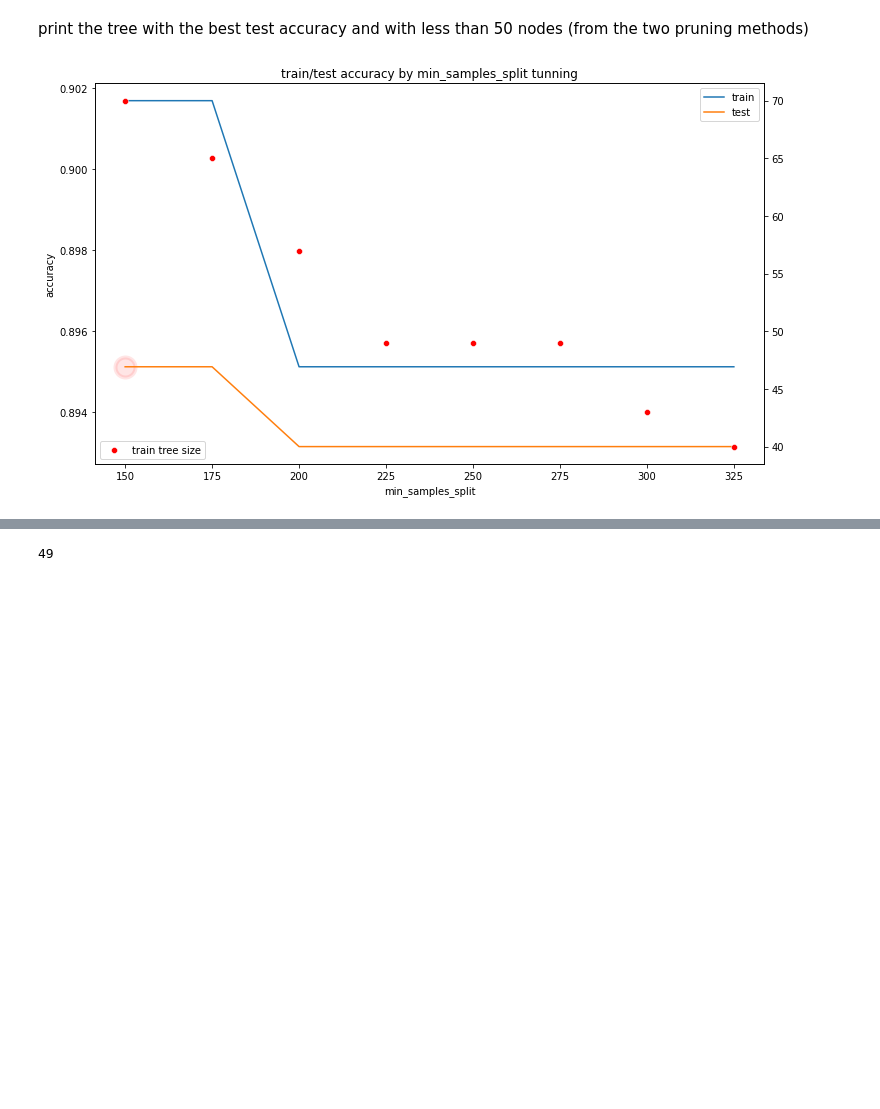
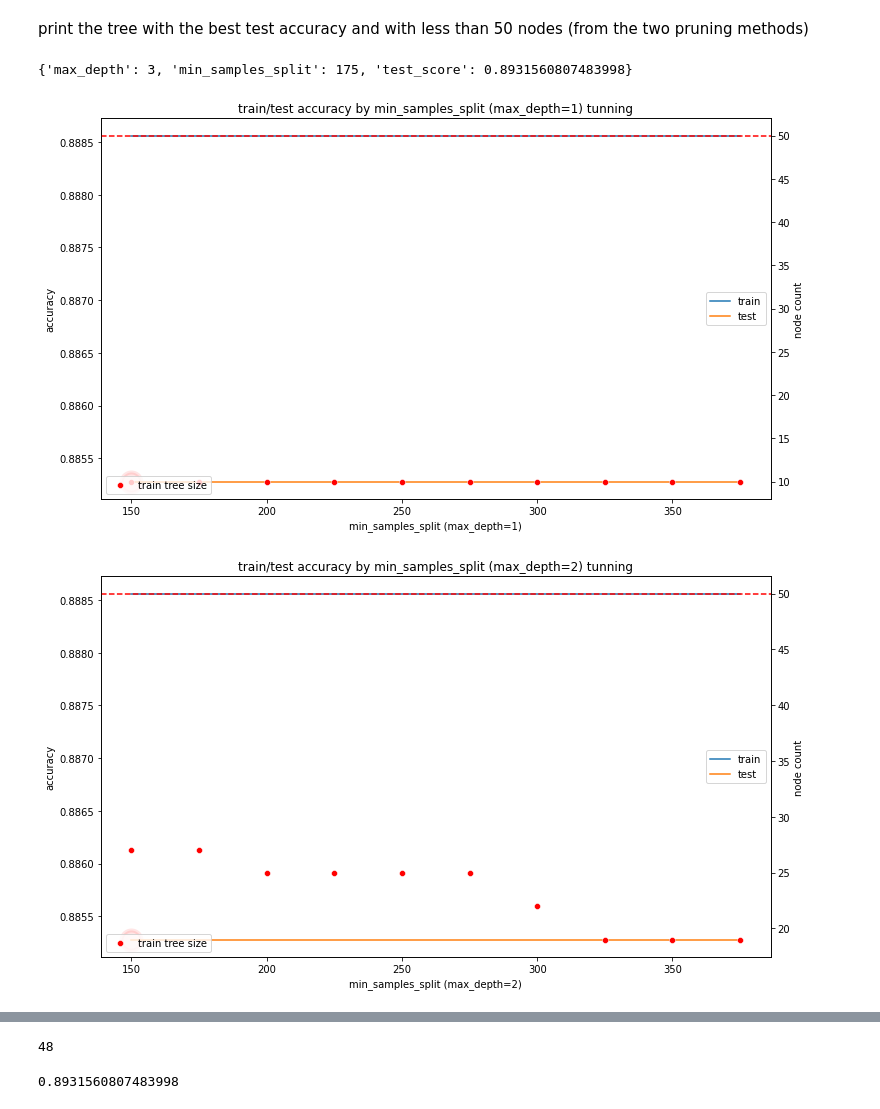
Before and after one commit to lotenn/Machine-Learning-from-Data-3141-2022-2, a Jupyter notebook: hwa2/hw2_201466349_313591851.ipynb, the cells around one changed output, grey strips where cells are left out. Saved outputs shown, nothing was run; the diff lists cells and outputs as text; code cells hidden in the pictures; blank space fills up the shorter version.

Commit message:
best tree fix

```diff
--- a/hwa2/hw2_201466349_313591851.ipynb
+++ b/hwa2/hw2_201466349_313591851.ipynb
@@ -480,10 +481,11 @@ def plot_scores(train_acc, test_acc, hyperparam, x, sizes=None):
     if sizes:
         ax2 = ax.twinx()
         sns.scatterplot(y=sizes, x=x, ax=ax2, label='train tree size', color='red', legend=False)
+        ax2.axhline(50, ls='--', c='r')
         ax2.legend(loc='lower left')
+        ax2.set(ylabel="node count")
     ax.set(title=f'train/test accuracy by {hyperparam} tunning', xlabel=hyperparam, ylabel='accuracy')
-    ax.scatter(x[test_acc.index(max(test_acc))], max(test_acc), marker="o", c="red", s=400, lw=4, alpha=0.1)
-    # ax.legend();
+    ax.scatter(x[test_acc.index(max(test_acc))], max(test_acc), marker="o", c="red", s=400, lw=4, alpha=0.1);
 # %%
 plot_scores(train_acc, test_acc, 'max_depth', x=np.arange(1,9))
 # %% [output]
@@ -594,17 +596,25 @@ def print_tree(node: DecisionNode, tab=0):
     ###########################################################################
 # %% [markdown]
 print the tree with the best test accuracy and with less than 50 nodes (from the two pruning methods)
-# %%
-train_acc = []
-test_acc = []
-sizes = []
-for min_samples_split in np.arange(150, 350, 25):
-    # for max_depth in [2, 3, 4, 5, 6, 7, 8, 9]:
-    tree = build_tree(data=X_train, impurity=calc_entropy, gain_ratio=True, min_samples_split=min_samples_split, max_depth=4)
-    train_acc.append(calc_accuracy(tree, X_train))
-    test_acc.append(calc_accuracy(tree, X_test))
-    sizes.append(count_nodes(tree))
-# %%
-plot_scores(train_acc, test_acc, 'min_samples_split', x=np.arange(150, 350, 25), sizes=sizes)
-# %% [output]
-[figure, removed]
+# %%
+best_acc = {"max_depth": 0, "min_samples_split": 0, "test_score": 0}
+for max_depth in [1, 2, 3, 4, 5, 6, 7, 8]:
+    train_acc = []
+    test_acc = []
+    sizes = []
+    for min_samples_split in np.arange(150, 400, 25):
+        tree = build_tree(data=X_train, impurity=calc_entropy, gain_ratio=True, min_samples_split=min_samples_split, max_depth=max_depth)
+        train_acc.append(calc_accuracy(tree, X_train))
+        test_score = calc_accuracy(tree, X_test)
+        test_acc.append(test_score)
+        count = count_nodes(tree)
+        sizes.append(count)
+        if count < 50 and best_acc['test_score'] < test_score:
+            best_acc.update({"max_depth": max_depth, "min_samples_split": min_samples_split, "test_score": test_score})
+    plot_scores(train_acc, test_acc, f'min_samples_split (max_depth={max_depth})', x=np.arange(150, 400, 25), sizes=sizes)
+
+print(best_acc)
+# %% [output]
+{'max_depth': 3, 'min_samples_split': 175, 'test_score': 0.8931560807483998}
+[figure, added]
+[figure, added]
@@ -611,8 +627,12 @@ plot_scores(train_acc, test_acc, 'min_samples_split', x=np.arange(150, 350, 25),
 # %%
-tree = build_tree(data=X_train, impurity=calc_entropy, gain_ratio=True, min_samples_split=225, max_depth=4)
+tree = build_tree(data=X_train, impurity=calc_entropy, gain_ratio=True, min_samples_split=best_acc['min_samples_split'], max_depth=best_acc['max_depth'])
 count_nodes(tree)
 # %% [output]
-49
+48
+# %%
+calc_accuracy(tree, X_test)
+# %% [output]
+0.8931560807483998
 # %%
 print_tree(tree)
 # %% [output]
```
Also changed, not shown: parts of 4 cells of this notebook.
